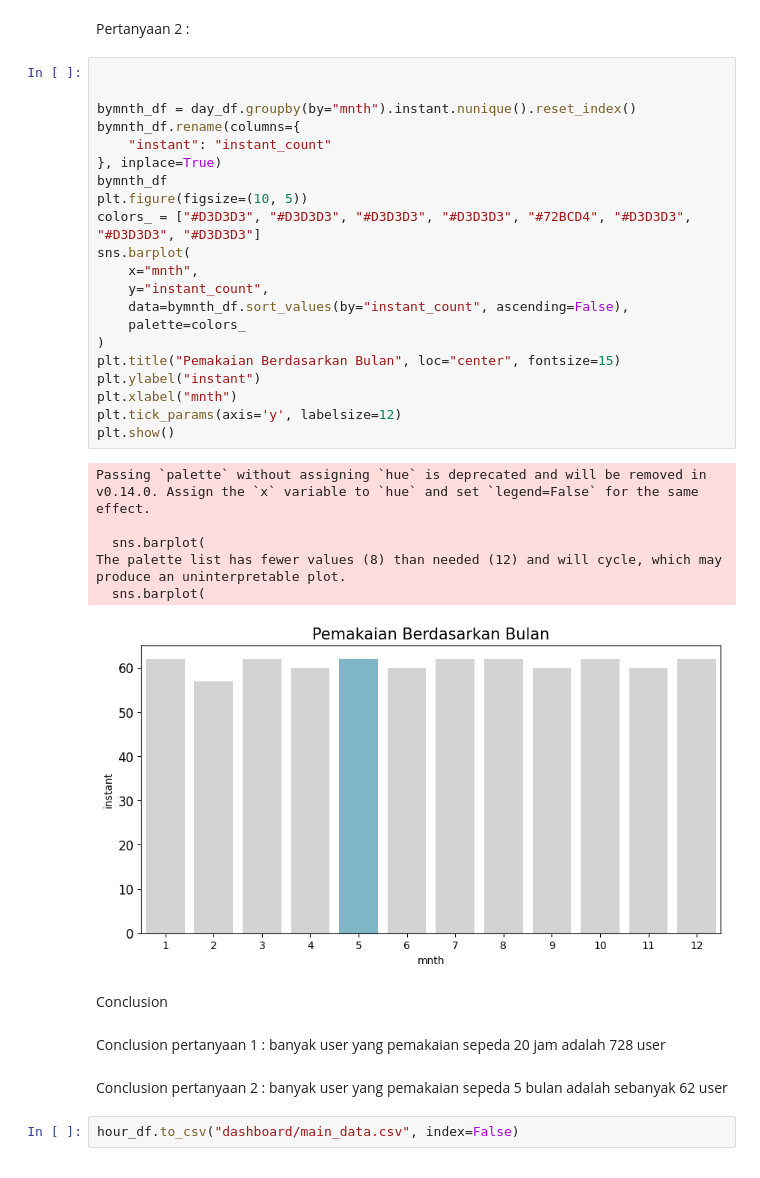
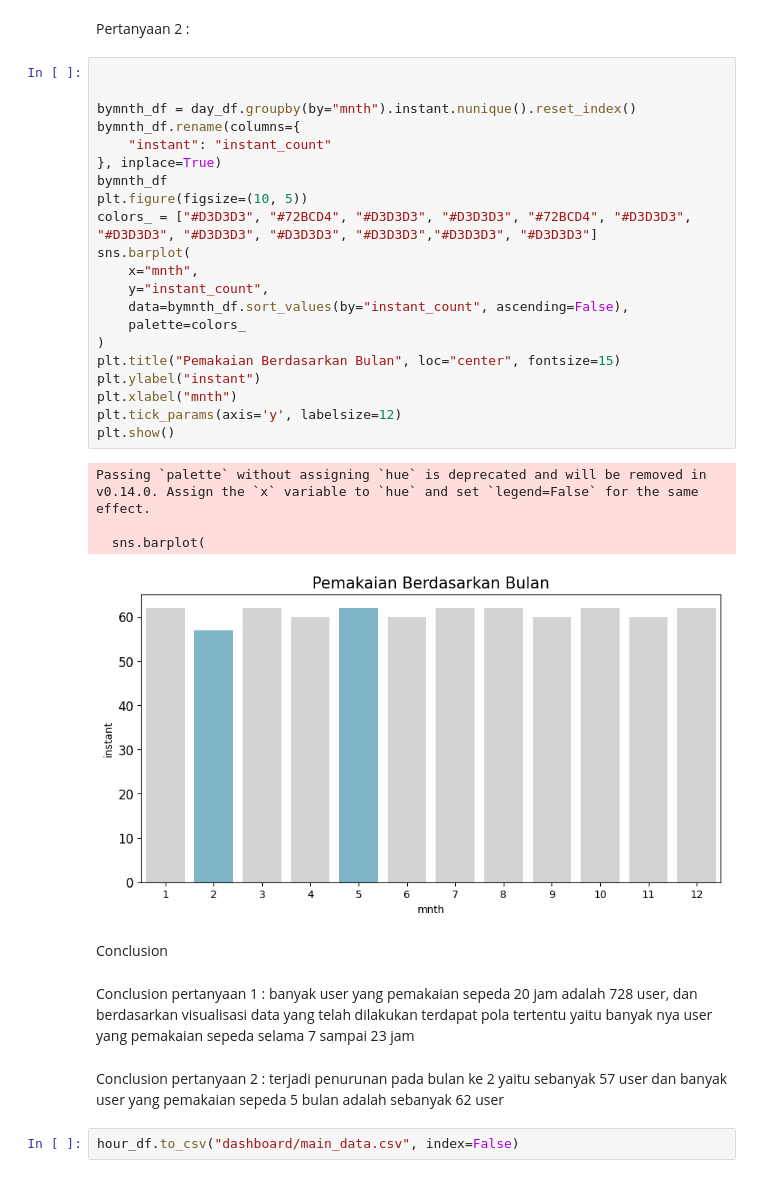
Before and after one commit to ndmoon/submission, a Jupyter notebook: notebook.ipynb, the cells around one changed output. Saved outputs shown, nothing was run; the diff lists cells and outputs as text.

```diff
--- a/notebook.ipynb
+++ b/notebook.ipynb
@@ -517,36 +517,34 @@ Pertanyaan 2 :
 # %%
 
 
 bymnth_df = day_df.groupby(by="mnth").instant.nunique().reset_index()
 bymnth_df.rename(columns={
     "instant": "instant_count"
 }, inplace=True)
 bymnth_df
 plt.figure(figsize=(10, 5))
-colors_ = ["#D3D3D3", "#D3D3D3", "#D3D3D3", "#D3D3D3", "#72BCD4", "#D3D3D3", "#D3D3D3", "#D3D3D3"]
+colors_ = ["#D3D3D3", "#72BCD4", "#D3D3D3", "#D3D3D3", "#72BCD4", "#D3D3D3", "#D3D3D3", "#D3D3D3", "#D3D3D3", "#D3D3D3","#D3D3D3", "#D3D3D3"]
 sns.barplot(
     x="mnth",
     y="instant_count",
     data=bymnth_df.sort_values(by="instant_count", ascending=False),
     palette=colors_
 )
 plt.title("Pemakaian Berdasarkan Bulan", loc="center", fontsize=15)
 plt.ylabel("instant")
 plt.xlabel("mnth")
 plt.tick_params(axis='y', labelsize=12)
 plt.show()
 # %% [output]
 Passing `palette` without assigning `hue` is deprecated and will be removed in v0.14.0. Assign the `x` variable to `hue` and set `legend=False` for the same effect.
 
   sns.barplot(
-The palette list has fewer values (8) than needed (12) and will cycle, which may produce an uninterpretable plot.
-  sns.barplot(
-[figure, old version]
+[figure, new version]
 # %% [markdown]
 Conclusion
 # %% [markdown]
-Conclusion pertanyaan 1 : banyak user yang pemakaian sepeda 20 jam adalah 728 user
+Conclusion pertanyaan 1 : banyak user yang pemakaian sepeda 20 jam adalah 728 user, dan berdasarkan visualisasi data yang telah dilakukan terdapat pola tertentu yaitu banyak nya user yang pemakaian sepeda selama 7 sampai 23 jam
 # %% [markdown]
-Conclusion pertanyaan 2 : banyak user yang pemakaian sepeda 5 bulan adalah sebanyak 62 user
+Conclusion pertanyaan 2 : terjadi penurunan pada bulan ke 2 yaitu sebanyak 57 user dan banyak user yang pemakaian sepeda 5 bulan adalah sebanyak 62 user
 # %%
 hour_df.to_csv("dashboard/main_data.csv", index=False)
```
Also changed, not shown: parts of 3 cells of this notebook.
